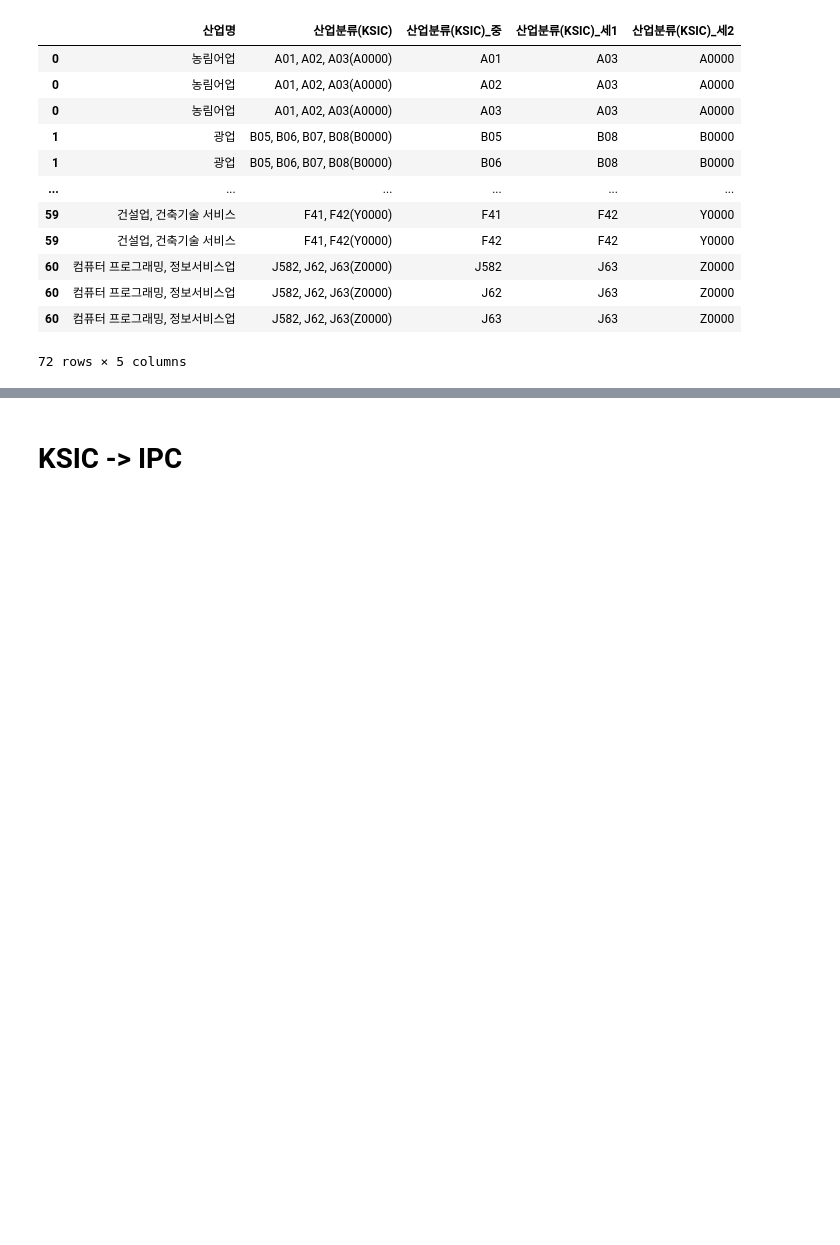
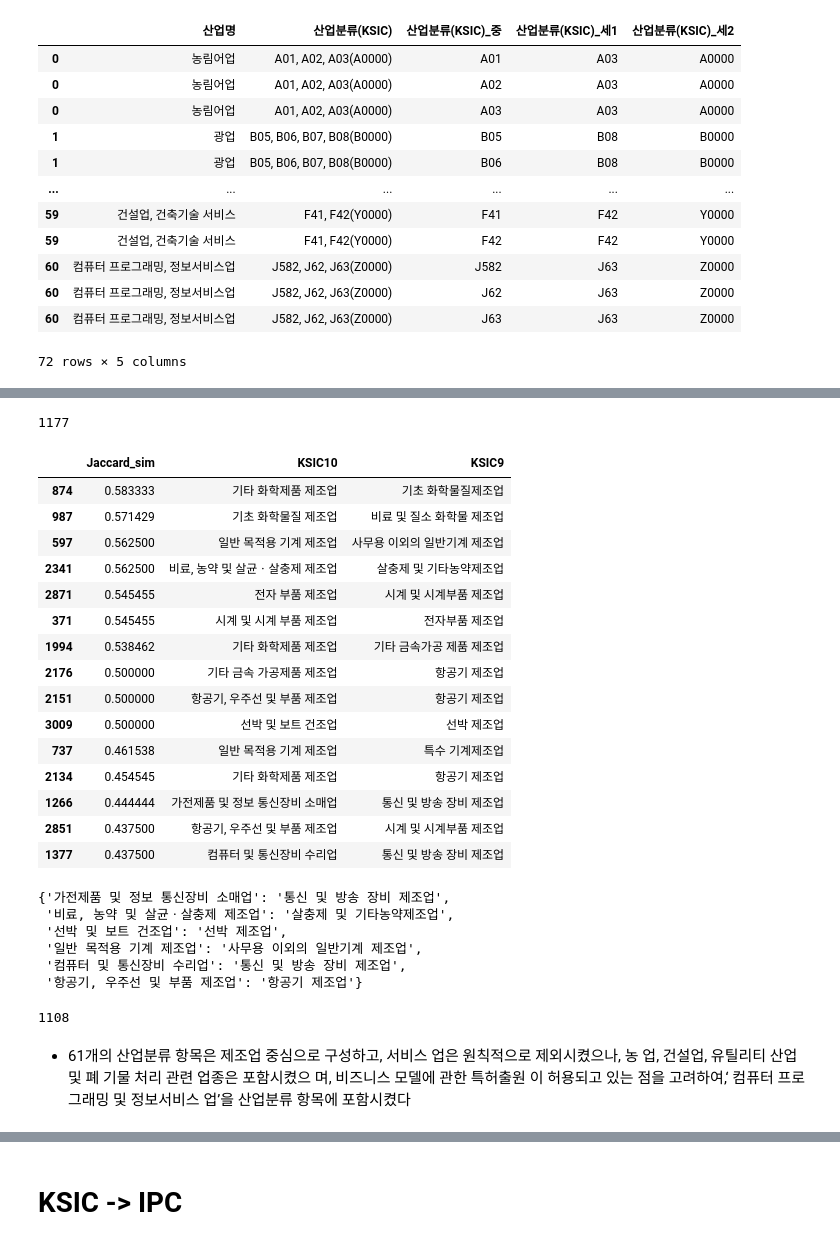
Before and after one commit to patent-analysis-compa/KSIC_IPC, a Jupyter notebook: KSIC_IPC연계.ipynb, the cells around one changed output, grey strips where cells are left out. Drawn from its saved outputs; the diff is of its cells as text; code cells hidden in the pictures; blank space fills up the shorter version.

```diff
--- a/KSIC_IPC연계.ipynb
+++ b/KSIC_IPC연계.ipynb
@@ -77,0 +450,2 @@ ksic9 = ksic9[['산업명', 'KSIC_CODE']]
+# %%
+concordance, sim_df = change_notation(sim_df, 0.6, ksic9, concordance)
@@ -77,0 +460,23 @@ ksic9 = ksic9[['산업명', 'KSIC_CODE']]
+# %%
+concordance['산업명'].isna().sum()
+# %% [output]
+1177
+# %%
+sim_df[:15]
+# %% [output]
+|  | Jaccard_sim | KSIC10 | KSIC9 |
+| 874 | 0.583333 | 기타 화학제품 제조업 | 기초 화학물질제조업 |
+| 987 | 0.571429 | 기초 화학물질 제조업 | 비료 및 질소 화학물 제조업 |
+| 597 | 0.562500 | 일반 목적용 기계 제조업 | 사무용 이외의 일반기계 제조업 |
+| 2341 | 0.562500 | 비료, 농약 및 살균ㆍ살충제 제조업 | 살충제 및 기타농약제조업 |
+| 2871 | 0.545455 | 전자 부품 제조업 | 시계 및 시계부품 제조업 |
+| 371 | 0.545455 | 시계 및 시계 부품 제조업 | 전자부품 제조업 |
+| 1994 | 0.538462 | 기타 화학제품 제조업 | 기타 금속가공 제품 제조업 |
+| 2176 | 0.500000 | 기타 금속 가공제품 제조업 | 항공기 제조업 |
+| 2151 | 0.500000 | 항공기, 우주선 및 부품 제조업 | 항공기 제조업 |
+| 3009 | 0.500000 | 선박 및 보트 건조업 | 선박 제조업 |
+| 737 | 0.461538 | 일반 목적용 기계 제조업 | 특수 기계제조업 |
+| 2134 | 0.454545 | 기타 화학제품 제조업 | 항공기 제조업 |
+| 1266 | 0.444444 | 가전제품 및 정보 통신장비 소매업 | 통신 및 방송 장비 제조업 |
+| 2851 | 0.437500 | 항공기, 우주선 및 부품 제조업 | 시계 및 시계부품 제조업 |
+| 1377 | 0.437500 | 컴퓨터 및 통신장비 수리업 | 통신 및 방송 장비 제조업 |
@@ -77,0 +486,23 @@ ksic9 = ksic9[['산업명', 'KSIC_CODE']]
+# %%
+concordance, sim_df = change_notation(sim_df, ['일반 목적용 기계 제조업', '비료, 농약 및 살균ㆍ살충제 제조업', '항공기, 우주선 및 부품 제조업', '선박 및 보트 건조업', '컴퓨터 및 통신장비 수리업', '가전제품 및 정보 통신장비 소매업'], ksic9, concordance)
+# %% [output]
+{'가전제품 및 정보 통신장비 소매업': '통신 및 방송 장비 제조업',
+ '비료, 농약 및 살균ㆍ살충제 제조업': '살충제 및 기타농약제조업',
+ '선박 및 보트 건조업': '선박 제조업',
+ '일반 목적용 기계 제조업': '사무용 이외의 일반기계 제조업',
+ '컴퓨터 및 통신장비 수리업': '통신 및 방송 장비 제조업',
+ '항공기, 우주선 및 부품 제조업': '항공기 제조업'}
+# %%
+concordance['산업명'].isna().sum()
+# %% [output]
+1108
+# %% [markdown]
+-  61개의 산업분류 항목은
+제조업 중심으로 구성하고, 서비스
+업은 원칙적으로 제외시켰으나, 농
+업, 건설업, 유틸리티 산업 및 폐
+기물 처리 관련 업종은 포함시켰으
+며, 비즈니스 모델에 관한 특허출원
+이 허용되고 있는 점을 고려하여,‘
+컴퓨터 프로그래밍 및 정보서비스
+업’을 산업분류 항목에 포함시켰다
```
Also changed, not shown: parts of 88 cells of this notebook.
